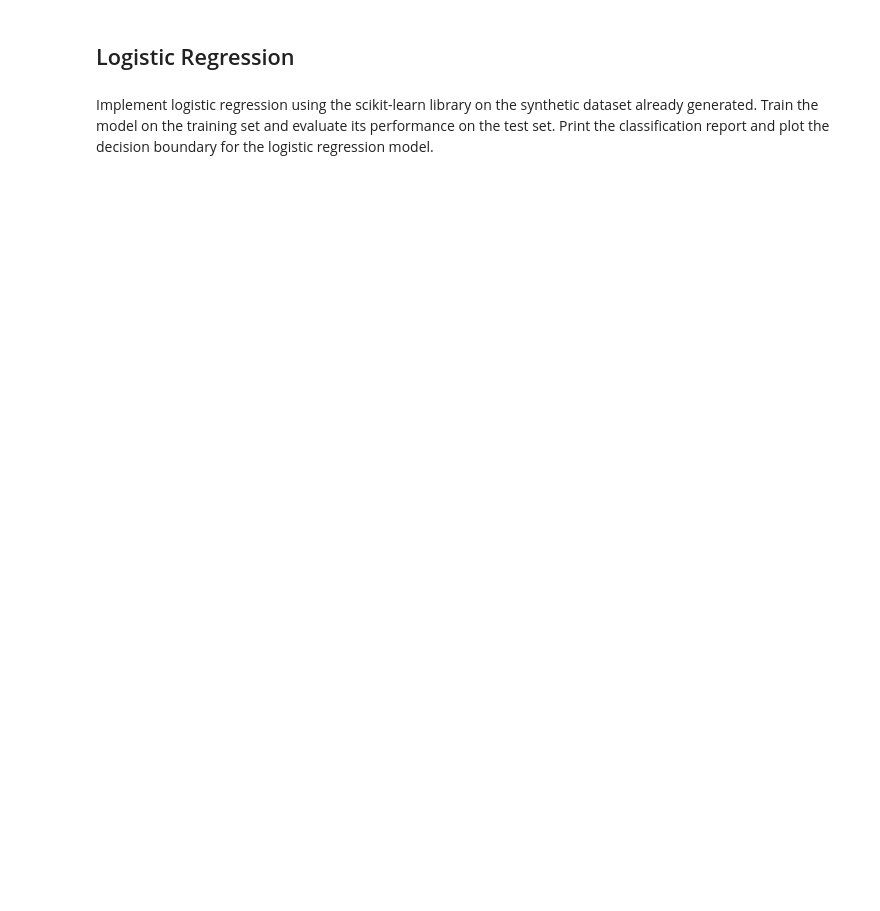
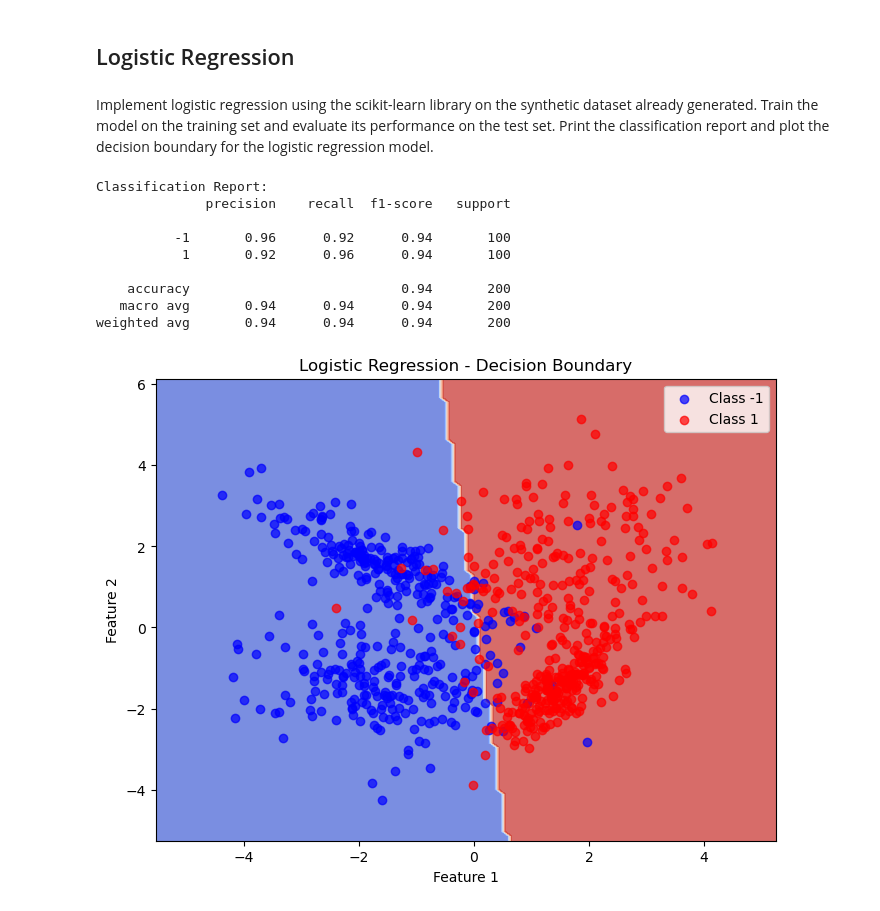
Before and after one commit to chandana4/Deep_Learning_Lab, a Jupyter notebook: Lab_0.ipynb, the cells around one changed output. Cells and saved outputs as stored; diff of their text form; code cells hidden in the pictures; blank space fills up the shorter version.

Commit message:
Logistic reg + Cleaned up code

```diff
--- a/Lab_0.ipynb
+++ b/Lab_0.ipynb
@@ -133,5 +119,4 @@ plt.legend()
 # %% [markdown]
 ## Logistic Regression
 # %% [markdown]
-Implement logistic regression using the scikit-learn library on the synthetic dataset already generated. Train the model on the training set and evaluate its performance on the test set. Print the classification report and plot the
-decision boundary for the logistic regression model.
+Implement logistic regression using the scikit-learn library on the synthetic dataset already generated. Train the model on the training set and evaluate its performance on the test set. Print the classification report and plot the decision boundary for the logistic regression model.
@@ -137,0 +126,51 @@ decision boundary for the logistic regression model.
+# %%
+log_reg = LogisticRegression()
+log_reg.fit(X_train, y_train)
+
+# Step 4: Make predictions and evaluate the model
+y_pred = log_reg.predict(X_test)
+
+# Print the classification report
+print("Classification Report:")
+print(classification_report(y_test, y_pred))
+
+# Step 5: Plot the decision boundary
+# Set up a grid to plot the decision boundary
+x_min, x_max = X[:, 0].min() - 1, X[:, 0].max() + 1
+y_min, y_max = X[:, 1].min() - 1, X[:, 1].max() + 1
+xx, yy = np.meshgrid(np.linspace(x_min, x_max, 100),
+                     np.linspace(y_min, y_max, 100))
+
+# Get the predictions for each point in the meshgrid
+Z = log_reg.predict(np.c_[xx.ravel(), yy.ravel()])
+Z = Z.reshape(xx.shape)
+
+# Create the plot
+plt.figure(figsize=(8, 6))
+
+# Plot the decision boundary
+plt.contourf(xx, yy, Z, alpha=0.75, cmap=plt.cm.coolwarm)
+
+# Scatter plot with different colors for each class
+plt.scatter(X_train[y_train == -1, 0], X_train[y_train == -1, 1], color='blue', label='Class -1', alpha=0.7)
+plt.scatter(X_train[y_train == 1, 0], X_train[y_train == 1, 1], color='red', label='Class 1', alpha=0.7)
+
+# Adding labels and title
+plt.title("Logistic Regression - Decision Boundary")
+plt.xlabel("Feature 1")
+plt.ylabel("Feature 2")
+plt.legend()
+
+# Show the plot
+plt.show()
+# %% [output]
+Classification Report:
+              precision    recall  f1-score   support
+
+          -1       0.96      0.92      0.94       100
+           1       0.92      0.96      0.94       100
+
+    accuracy                           0.94       200
+   macro avg       0.94      0.94      0.94       200
+weighted avg       0.94      0.94      0.94       200
+[figure, added]
```
Also changed, not shown: parts of 6 cells of this notebook.
